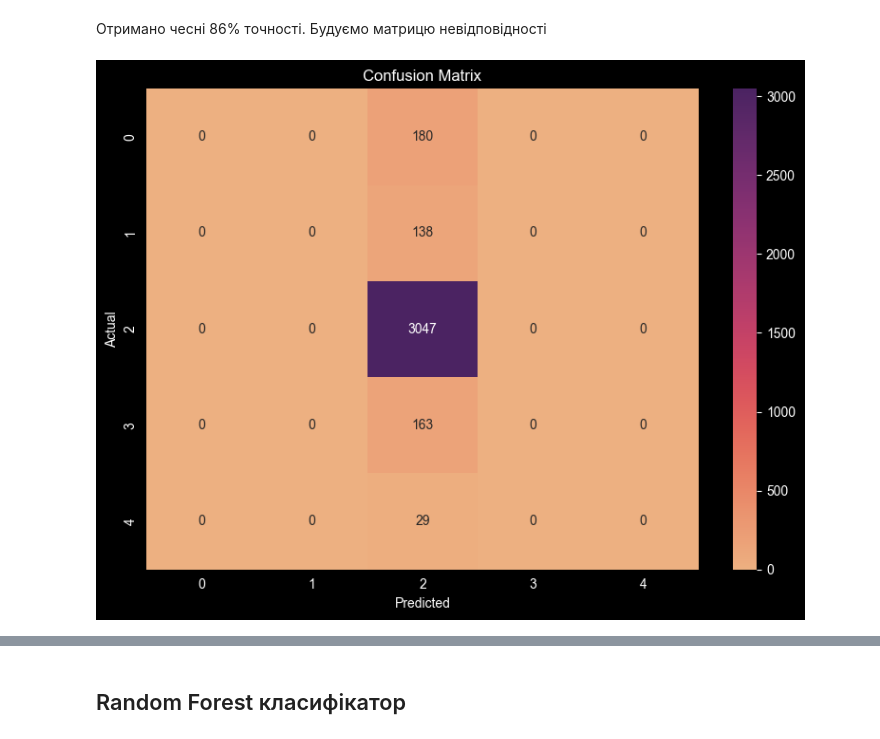
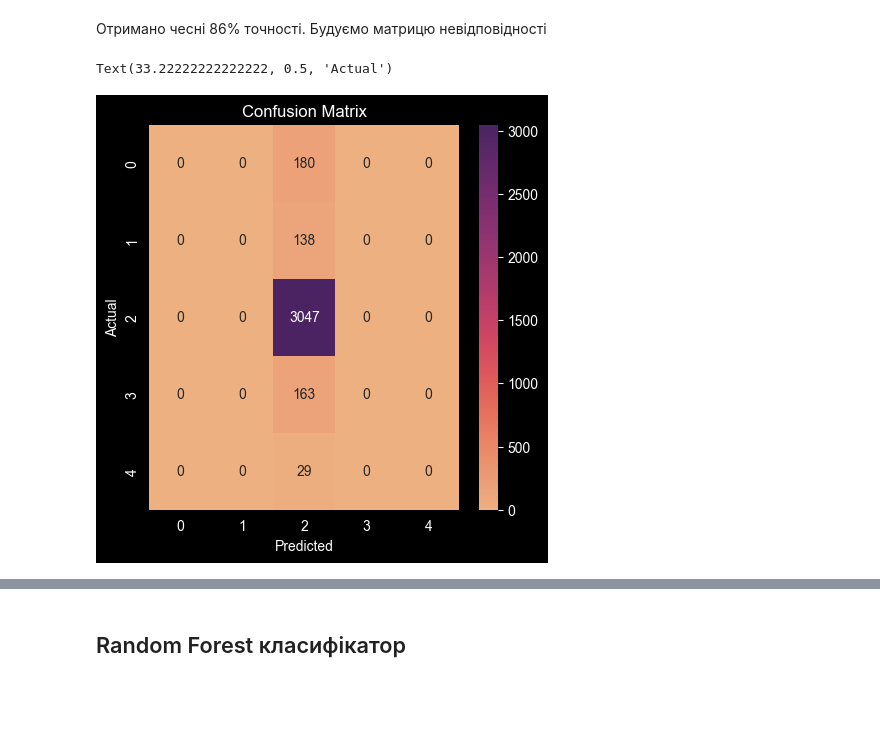
Before and after one commit to ZheZheDoshka/lab1, a Jupyter notebook: lab1/lab1.ipynb, the cells around one changed output, grey strips where cells are left out. Cells and saved outputs as stored; diff of their text form; code cells hidden in the pictures; blank space fills up the shorter version.

```diff
--- a/lab1/lab1.ipynb
+++ b/lab1/lab1.ipynb
@@ -143,3 +143,8 @@ cards.head()
 # %%
 cards['features'] = cards['features'].apply(lambda x: np.fromstring(x[1:-1], sep=' ') if pd.notnull(x) else None)
 # make a df of 256 columns from features
+# %%
+print('лейбли класів:')
+cards['encoded'] = cards['final_label'].astype('category').cat.codes
+labels = {row['final_label'] : row['encoded'] for i, row in cards.iterrows()}
+print(labels)
@@ -251,12 +259,11 @@ weighted avg       0.73      0.86      0.79      3557
 Отримано чесні 86% точності. Будуємо матрицю невідповідності
 # %%
 cm = confusion_matrix(y_test, y_pred)
-plt.figure(figsize=(8, 6))
-sns.heatmap(cm, annot=True, fmt='d', cmap='flare')
-plt.xlabel('Predicted')
-plt.ylabel('Actual')
-plt.title('Confusion Matrix')
-plt.tight_layout()
-plt.show()
+fig, axes = plt.subplots(1, 1, figsize=(5, 5))
+sns.heatmap(cm, annot=True, fmt='d', ax=axes,  cmap='flare')
+axes.set_title(f"Confusion Matrix")
+axes.set_xlabel('Predicted')
+axes.set_ylabel('Actual')
 # %% [output]
+Text(33.22222222222222, 0.5, 'Actual')
-[figure, old version]
+[figure, new version]
```
Also changed, not shown: parts of 10 cells of this notebook, 12 other files.
